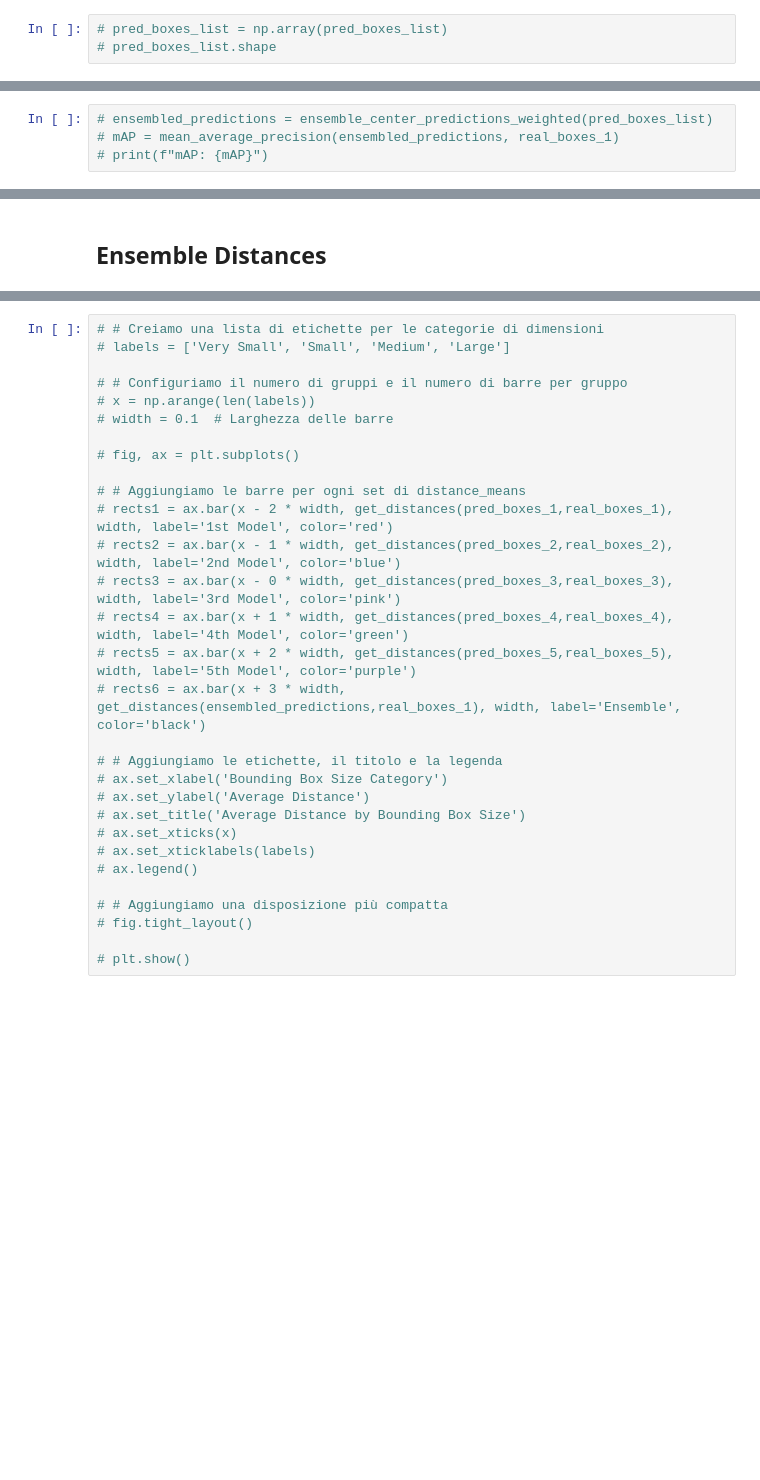
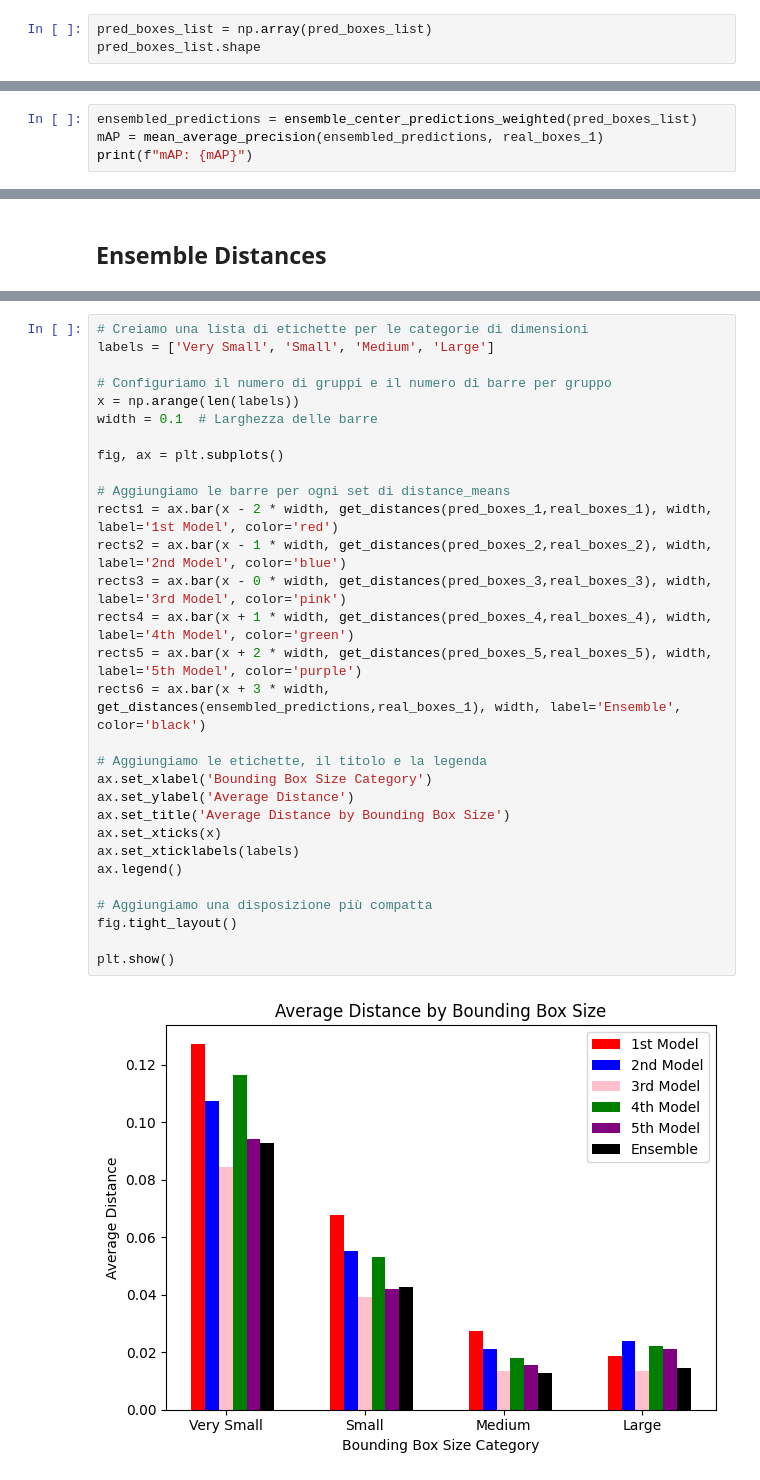
Before and after one commit to salvatorebuono02/ObjDct_Repo, a Jupyter notebook: models/FOMO/Ensemble.ipynb, the cells around one changed output, grey strips where cells are left out. Saved outputs shown, nothing was run; the diff lists cells and outputs as text; blank space fills up the shorter version.

Commit message:
Update ensemble models and configurations

```diff
--- a/models/FOMO/Ensemble.ipynb
+++ b/models/FOMO/Ensemble.ipynb
@@ -1121,3 +1107,3 @@ with torch.no_grad():
 # %%
-# pred_boxes_list = np.array(pred_boxes_list)
-# pred_boxes_list.shape
+pred_boxes_list = np.array(pred_boxes_list)
+pred_boxes_list.shape
@@ -1164,4 +1154,4 @@ with torch.no_grad():
 # %%
-# ensembled_predictions = ensemble_center_predictions_weighted(pred_boxes_list)
-# mAP = mean_average_precision(ensembled_predictions, real_boxes_1)
-# print(f"mAP: {mAP}")
+ensembled_predictions = ensemble_center_predictions_weighted(pred_boxes_list)
+mAP = mean_average_precision(ensembled_predictions, real_boxes_1)
+print(f"mAP: {mAP}")
@@ -1281,30 +1285,32 @@ with torch.no_grad():
 # %%
-# # Creiamo una lista di etichette per le categorie di dimensioni
-# labels = ['Very Small', 'Small', 'Medium', 'Large']
+# Creiamo una lista di etichette per le categorie di dimensioni
+labels = ['Very Small', 'Small', 'Medium', 'Large']
 
-# # Configuriamo il numero di gruppi e il numero di barre per gruppo
-# x = np.arange(len(labels))
-# width = 0.1  # Larghezza delle barre
+# Configuriamo il numero di gruppi e il numero di barre per gruppo
+x = np.arange(len(labels))
+width = 0.1  # Larghezza delle barre
 
-# fig, ax = plt.subplots()
+fig, ax = plt.subplots()
 
-# # Aggiungiamo le barre per ogni set di distance_means
-# rects1 = ax.bar(x - 2 * width, get_distances(pred_boxes_1,real_boxes_1), width, label='1st Model', color='red')
-# rects2 = ax.bar(x - 1 * width, get_distances(pred_boxes_2,real_boxes_2), width, label='2nd Model', color='blue')
-# rects3 = ax.bar(x - 0 * width, get_distances(pred_boxes_3,real_boxes_3), width, label='3rd Model', color='pink')
-# rects4 = ax.bar(x + 1 * width, get_distances(pred_boxes_4,real_boxes_4), width, label='4th Model', color='green')
-# rects5 = ax.bar(x + 2 * width, get_distances(pred_boxes_5,real_boxes_5), width, label='5th Model', color='purple')
-# rects6 = ax.bar(x + 3 * width, get_distances(ensembled_predictions,real_boxes_1), width, label='Ensemble', color='black')
+# Aggiungiamo le barre per ogni set di distance_means
+rects1 = ax.bar(x - 2 * width, get_distances(pred_boxes_1,real_boxes_1), width, label='1st Model', color='red')
+rects2 = ax.bar(x - 1 * width, get_distances(pred_boxes_2,real_boxes_2), width, label='2nd Model', color='blue')
+rects3 = ax.bar(x - 0 * width, get_distances(pred_boxes_3,real_boxes_3), width, label='3rd Model', color='pink')
+rects4 = ax.bar(x + 1 * width, get_distances(pred_boxes_4,real_boxes_4), width, label='4th Model', color='green')
+rects5 = ax.bar(x + 2 * width, get_distances(pred_boxes_5,real_boxes_5), width, label='5th Model', color='purple')
+rects6 = ax.bar(x + 3 * width, get_distances(ensembled_predictions,real_boxes_1), width, label='Ensemble', color='black')
 
-# # Aggiungiamo le etichette, il titolo e la legenda
-# ax.set_xlabel('Bounding Box Size Category')
-# ax.set_ylabel('Average Distance')
-# ax.set_title('Average Distance by Bounding Box Size')
-# ax.set_xticks(x)
-# ax.set_xticklabels(labels)
-# ax.legend()
+# Aggiungiamo le etichette, il titolo e la legenda
+ax.set_xlabel('Bounding Box Size Category')
+ax.set_ylabel('Average Distance')
+ax.set_title('Average Distance by Bounding Box Size')
+ax.set_xticks(x)
+ax.set_xticklabels(labels)
+ax.legend()
 
-# # Aggiungiamo una disposizione più compatta
-# fig.tight_layout()
+# Aggiungiamo una disposizione più compatta
+fig.tight_layout()
 
-# plt.show()
+plt.show()
+# %% [output]
+[figure, added]
```
Also changed, not shown: parts of 24 cells of this notebook, 1 other file.
